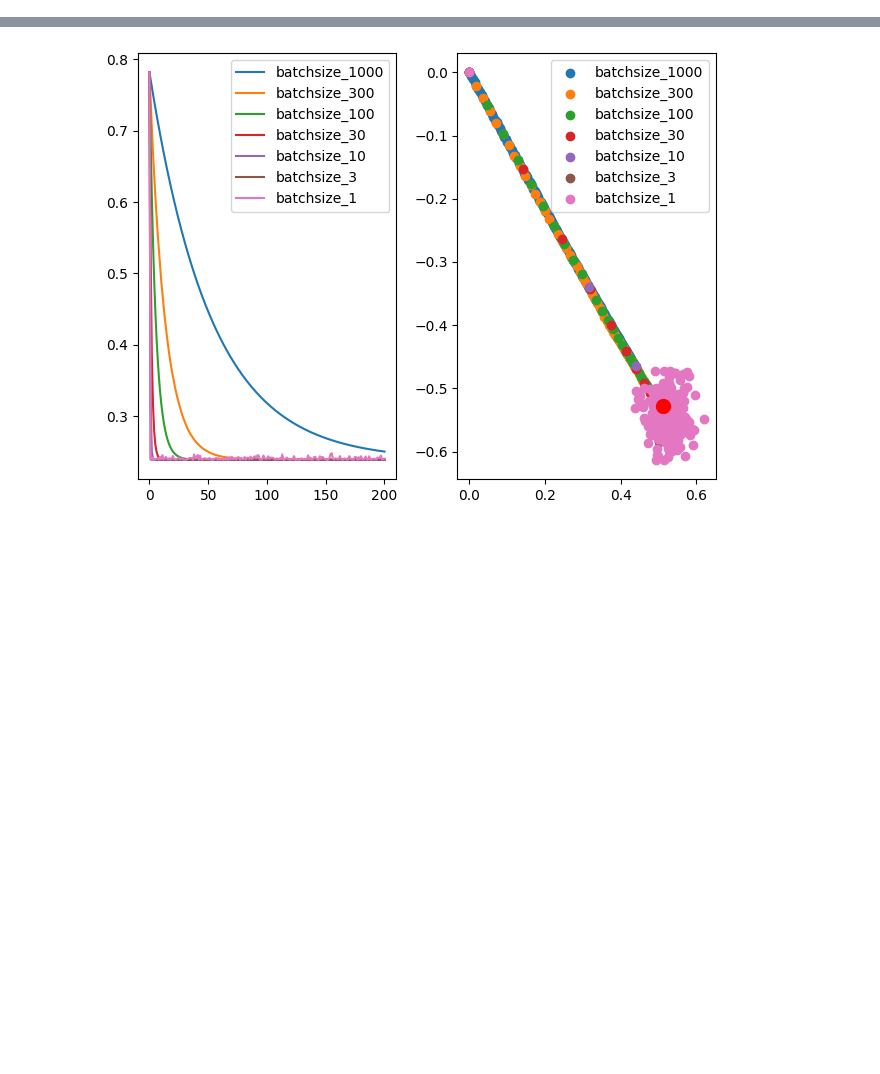
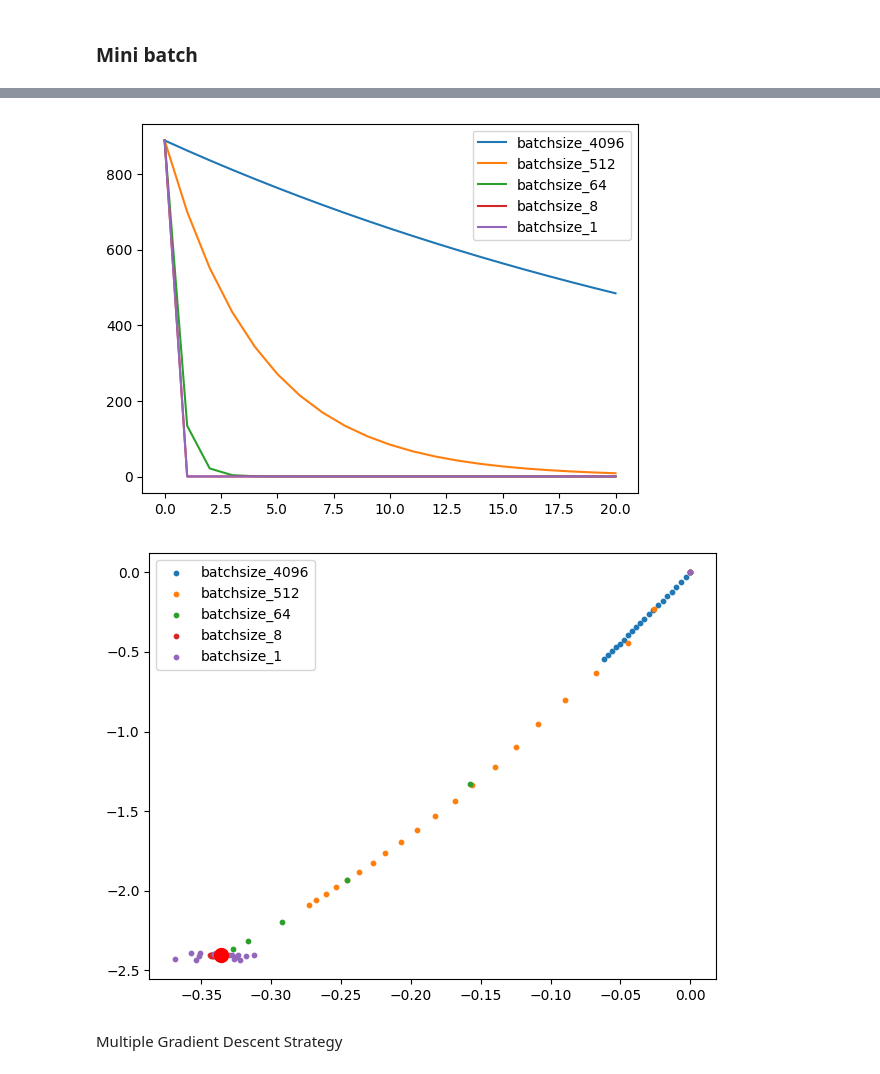
Before and after one commit to liu-bingyan/deeplearning-tutoringroom, a Jupyter notebook: gradient_descent.ipynb, the cells around one changed output, grey strips where cells are left out. Saved outputs shown, nothing was run; the diff lists cells and outputs as text; code cells hidden in the pictures; blank space fills up the shorter version.

```diff
--- a/gradient_descent.ipynb
+++ b/gradient_descent.ipynb
@@ -1,3 +1,5 @@
+# %% [markdown]
+### Mini batch
 # %%
 import numpy as np
 import matplotlib.pyplot as plt
@@ -6,29 +8,29 @@ from dataclasses import dataclass
 
 @dataclass
 class Param:
-    n =  1000
+    n =  60000
+    p = 28*28
     eps  = 0.5
-    lr = 0.01
-    epochs = 100
-    batch_size = 50
+    lr = None
+    epochs = None
 
-x = np.random.randn(Param.n,2)
-w = np.random.randn(2)
+x = np.random.randn(Param.n,Param.p)
+w = np.random.randn(Param.p)
 e = np.random.randn(Param.n)
 y = np.dot(x,w) + Param.eps * e
 # %%
-w_hat = np.zeros(2)
+w_hat = np.zeros(Param.p)
 
 def pred(x,w_hat):
     return np.dot(x,w_hat)
 def loss(w_hat):
-    return np.mean((y-pred(x,w_hat))**2)
+    return ((y - pred(x, w_hat)) ** 2).mean()
 def grad(w_hat,idx=range(x.shape[0])):
     return np.dot(x[idx,:].T, pred(x[idx,:],w_hat)-y[idx])/len(idx)
 
 def gradient_descent(w_hat):
     return w_hat - Param.lr * grad(w_hat)
-def mini_batch_gradient_descent(w_hat,bs=Param.batch_size):
+def mini_batch_gradient_descent(w_hat,bs):
     shuffle = np.random.permutation(Param.n)
     for i in range(0,Param.n,bs):
         idx = shuffle[i:i+bs]
@@ -43,11 +45,10 @@ def stochastic_gradient_descent(w_hat):
 def update(batch_size):
     return lambda x:mini_batch_gradient_descent(x,batch_size)
 # %%
-Param.lr = 0.01
-Param.epochs = 200
+from tqdm.notebook import tqdm
 
 def train(w_hat, update):
-    w_hat = np.zeros(2)
+    w_hat = np.zeros(Param.p)
     para_history = []
     loss_history = []
     para_history.append(w_hat)
@@ -56,24 +57,31 @@ def train(w_hat, update):
         w_hat = update(w_hat)
         para_history.append(w_hat)
         loss_history.append(loss(w_hat))
+        if (i+1) % 10 == 0:
+            print('Epoch:',i+1,'Loss:',loss_history[-1])
     return para_history, loss_history
 # %%
+Param.lr = 0.001
+Param.epochs = 20
+
+
 phs = []
 lhs = []
-batchsizes = [Param.n,300,100,30,10,3,1]
+batchsizes = [2**12, 2**9, 64, 8, 1]
 for batch_size in batchsizes:
+    print('Traning with batch size:',batch_size)
     param_history, loss_history = train(w_hat, update(batch_size))
     phs.append(param_history)
     lhs.append(loss_history)
 
-plt.subplot(1,2,1)
+plt.subplots()
 for lh in lhs:
     plt.plot(lh)
 plt.legend([f'batchsize_{bs}' for bs in batchsizes])
-plt.subplot(1,2,2)
+plt.subplots()
 for ph in phs:
-    pltx,plty = zip(*np.array(ph))
-    plt.scatter(pltx,plty)
+    plt_axis = list(zip(*np.array(ph)))
+    plt.scatter(plt_axis[0],plt_axis[1],s=10)
 plt.scatter(w[0],w[1],s=100,c='r')
 plt.legend([f'batchsize_{bs}' for bs in batchsizes])
 plt.tight_layout()
@@ -82 +105,4 @@ plt.show()
-[figure, old version]
+[figure, new version]
+[figure, added]
+# %% [markdown]
+Multiple Gradient Descent Strategy
```
Also changed, not shown: parts of 1 cell of this notebook, 6 other files.
